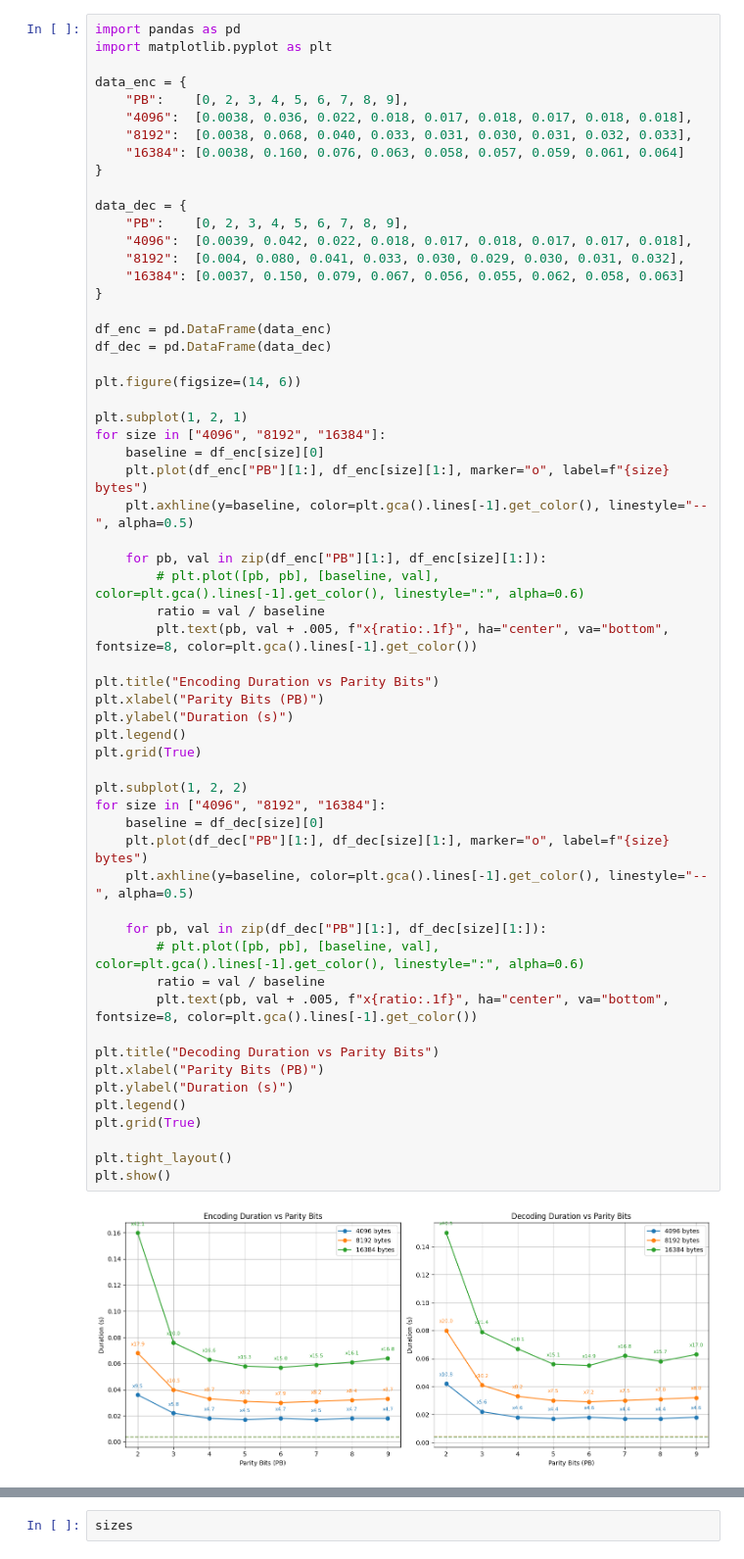
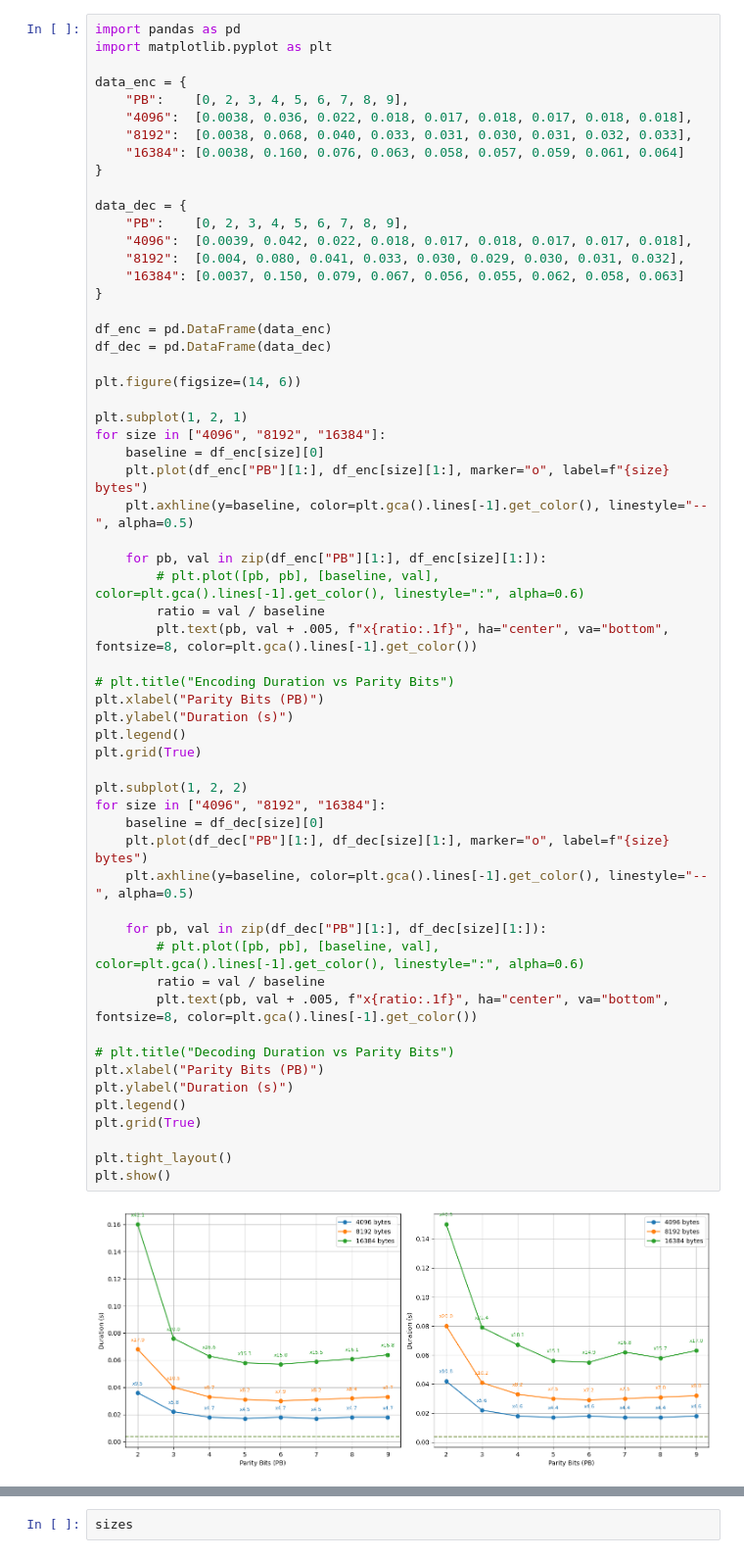
Before and after one commit to j1sk1ss/CDBMS_ICDE2026, a Jupyter notebook: CDBMS.ipynb, the cells around one changed output, grey strips where cells are left out. Shown at 98% size. Drawn from its saved outputs; the diff is of its cells as text.

```diff
--- a/CDBMS.ipynb
+++ b/CDBMS.ipynb
@@ -29,36 +29,36 @@ for size in ["4096", "8192", "16384"]:
 
     for pb, val in zip(df_enc["PB"][1:], df_enc[size][1:]):
         # plt.plot([pb, pb], [baseline, val], color=plt.gca().lines[-1].get_color(), linestyle=":", alpha=0.6)
         ratio = val / baseline
         plt.text(pb, val + .005, f"x{ratio:.1f}", ha="center", va="bottom", fontsize=8, color=plt.gca().lines[-1].get_color())
 
-plt.title("Encoding Duration vs Parity Bits")
+# plt.title("Encoding Duration vs Parity Bits")
 plt.xlabel("Parity Bits (PB)")
 plt.ylabel("Duration (s)")
 plt.legend()
 plt.grid(True)
 
 plt.subplot(1, 2, 2)
 for size in ["4096", "8192", "16384"]:
     baseline = df_dec[size][0]
     plt.plot(df_dec["PB"][1:], df_dec[size][1:], marker="o", label=f"{size} bytes")
     plt.axhline(y=baseline, color=plt.gca().lines[-1].get_color(), linestyle="--", alpha=0.5)
 
     for pb, val in zip(df_dec["PB"][1:], df_dec[size][1:]):
         # plt.plot([pb, pb], [baseline, val], color=plt.gca().lines[-1].get_color(), linestyle=":", alpha=0.6)
         ratio = val / baseline
         plt.text(pb, val + .005, f"x{ratio:.1f}", ha="center", va="bottom", fontsize=8, color=plt.gca().lines[-1].get_color())
 
-plt.title("Decoding Duration vs Parity Bits")
+# plt.title("Decoding Duration vs Parity Bits")
 plt.xlabel("Parity Bits (PB)")
 plt.ylabel("Duration (s)")
 plt.legend()
 plt.grid(True)
 
 plt.tight_layout()
 plt.show()
 # %% [output]
-[figure, old version]
+[figure, new version]
 # %%
 import matplotlib.pyplot as plt
 import re
```
Also changed, not shown: parts of 5 cells of this notebook.
